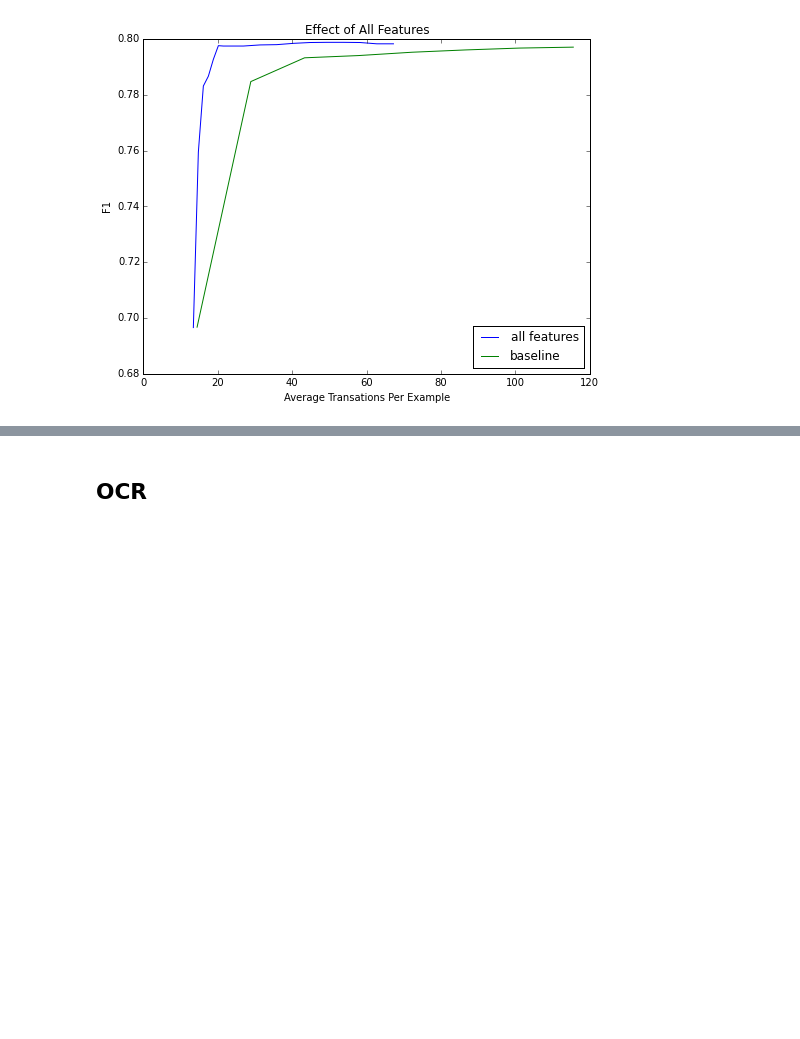
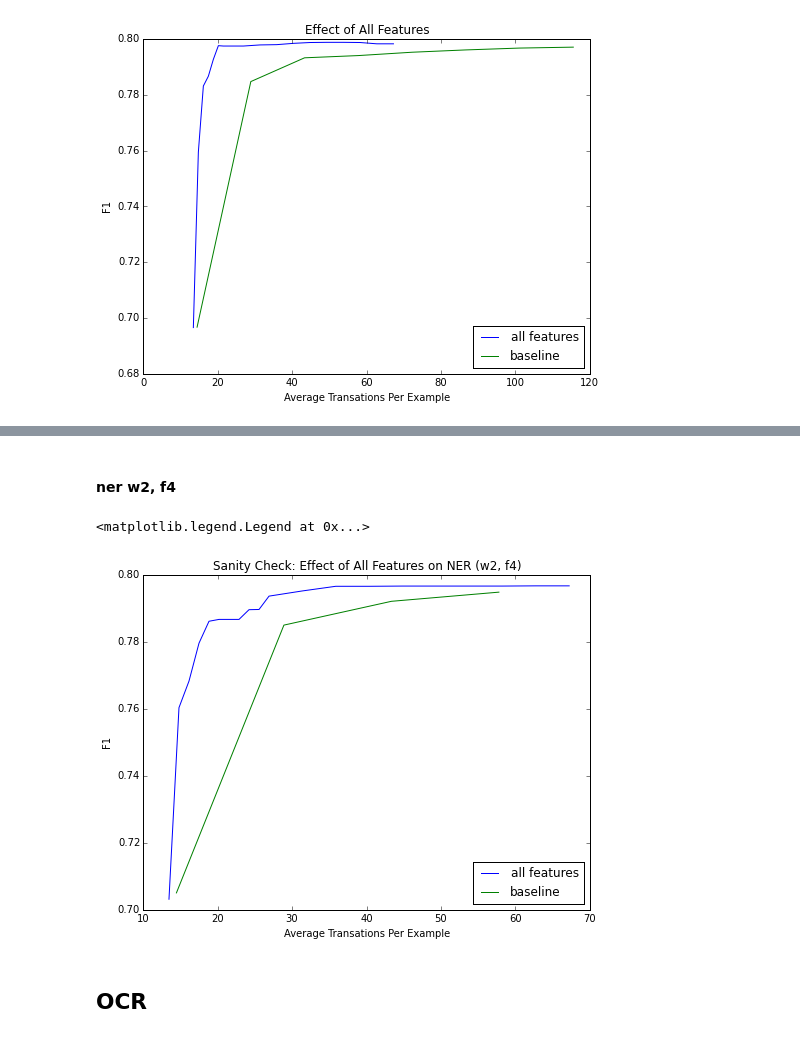
Before and after one commit to strin/HeteroSampler, a Jupyter notebook: plot.ipynb, the cells around one changed output, grey strips where cells are left out. Saved outputs shown, nothing was run; the diff lists cells and outputs as text; code cells hidden in the pictures; blank space fills up the shorter version.

```diff
--- a/plot.ipynb
+++ b/plot.ipynb
@@ -248,3 +254,17 @@ legend(['all features', 'baseline'], loc=4)
+# %% [markdown]
+#### ner w2, f4
+# %%
+# NER f2 w2 Sanity Check.
+figure(num=None, figsize=(8, 6), dpi=80)
+plot(*loadAcc('test/ner/w2/f4/blockpolicy/all/0/tcall_b*/policy.xml'))
+plot(*loadAcc('test/ner/w2/f4/gibbs/default/0/tcall_T*/policy.xml'))
+title('Sanity Check: Effect of All Features on NER (w2, f4)')
+xlabel('Average Transations Per Example')
+ylabel('F1')
+legend(['all features', 'baseline'], loc=4)
+# %% [output]
+<matplotlib.legend.Legend at 0x...>
+[figure, added]
 # %% [markdown]
 ## OCR
 # %%
```
Also changed, not shown: parts of 10 cells of this notebook, 1 other file.
